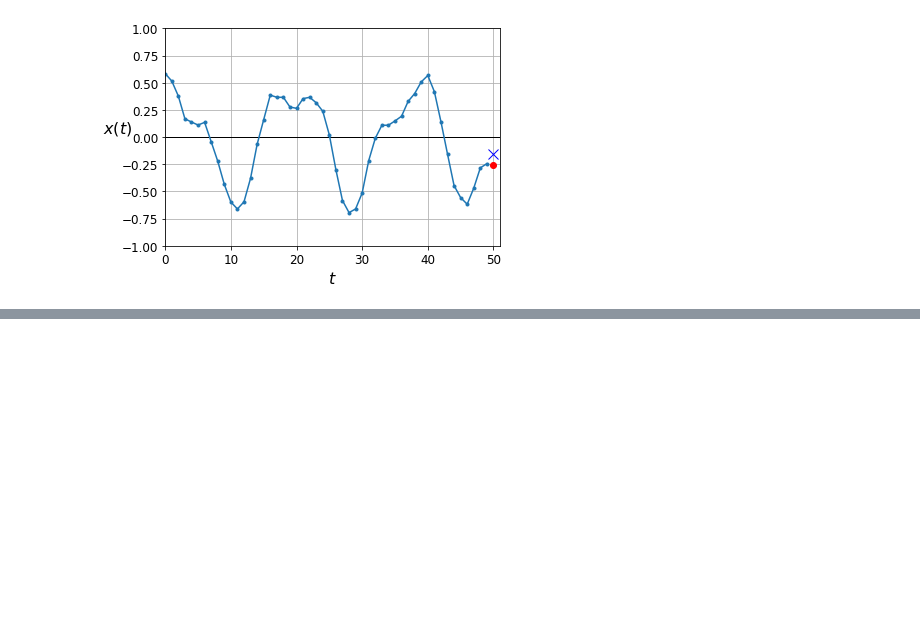
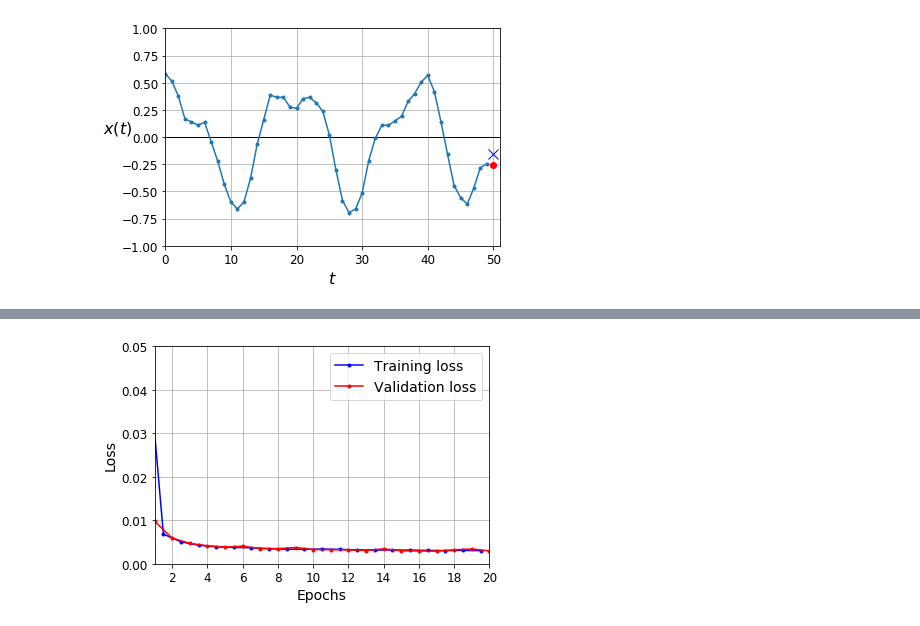
Before and after one commit to sfefilatyev/tensorflow_excercises, a Jupyter notebook: chapter15/time_series.ipynb, the cells around one changed output, grey strips where cells are left out. Drawn from its saved outputs; the diff is of its cells as text; code cells hidden in the pictures; blank space fills up the shorter version.

```diff
--- a/chapter15/time_series.ipynb
+++ b/chapter15/time_series.ipynb
@@ -200,0 +221,5 @@ Epoch 1/20
+# %%
+plot_learning_curves(history.history["loss"], history.history["val_loss"])
+plt.show()
+# %% [output]
+[figure, added]
```
Also changed, not shown: parts of 11 cells of this notebook.
